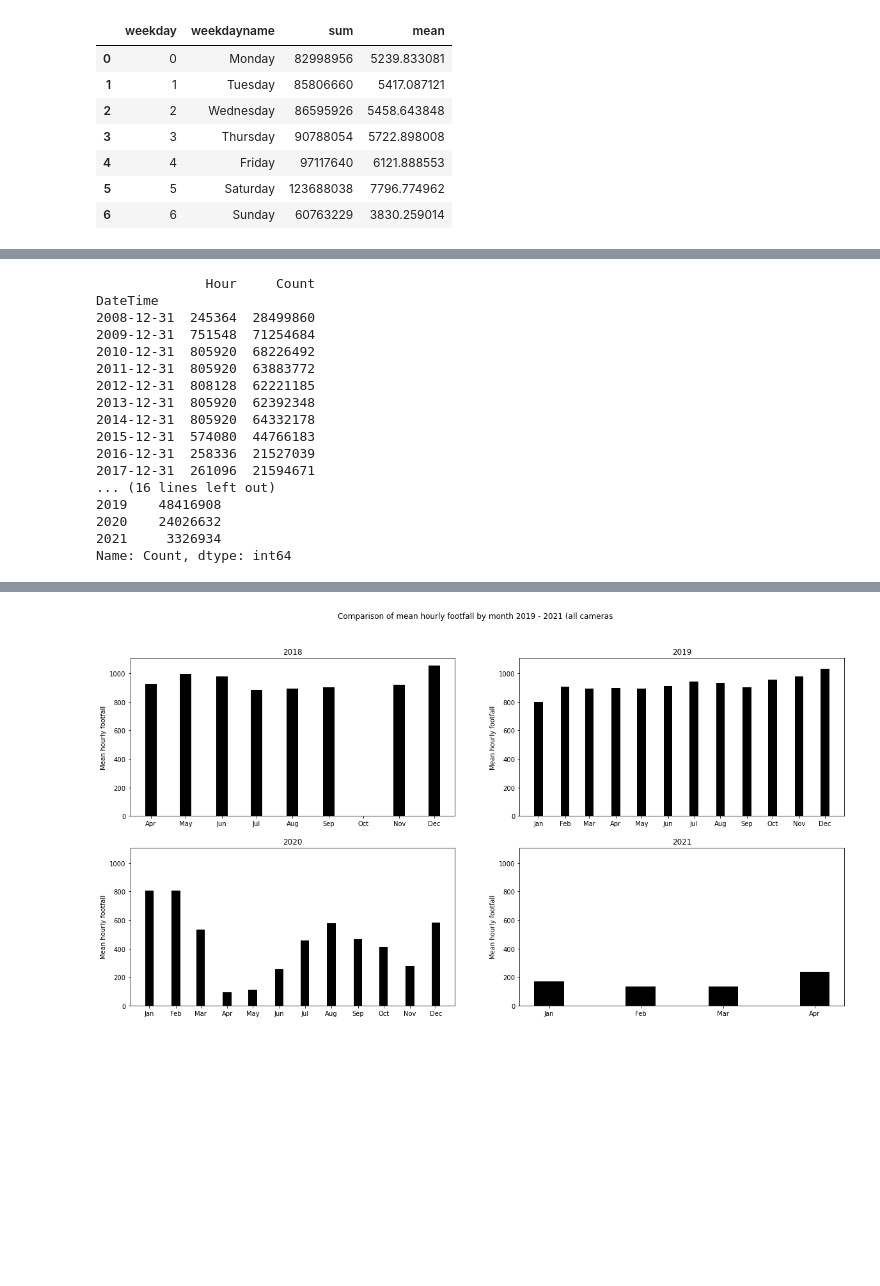
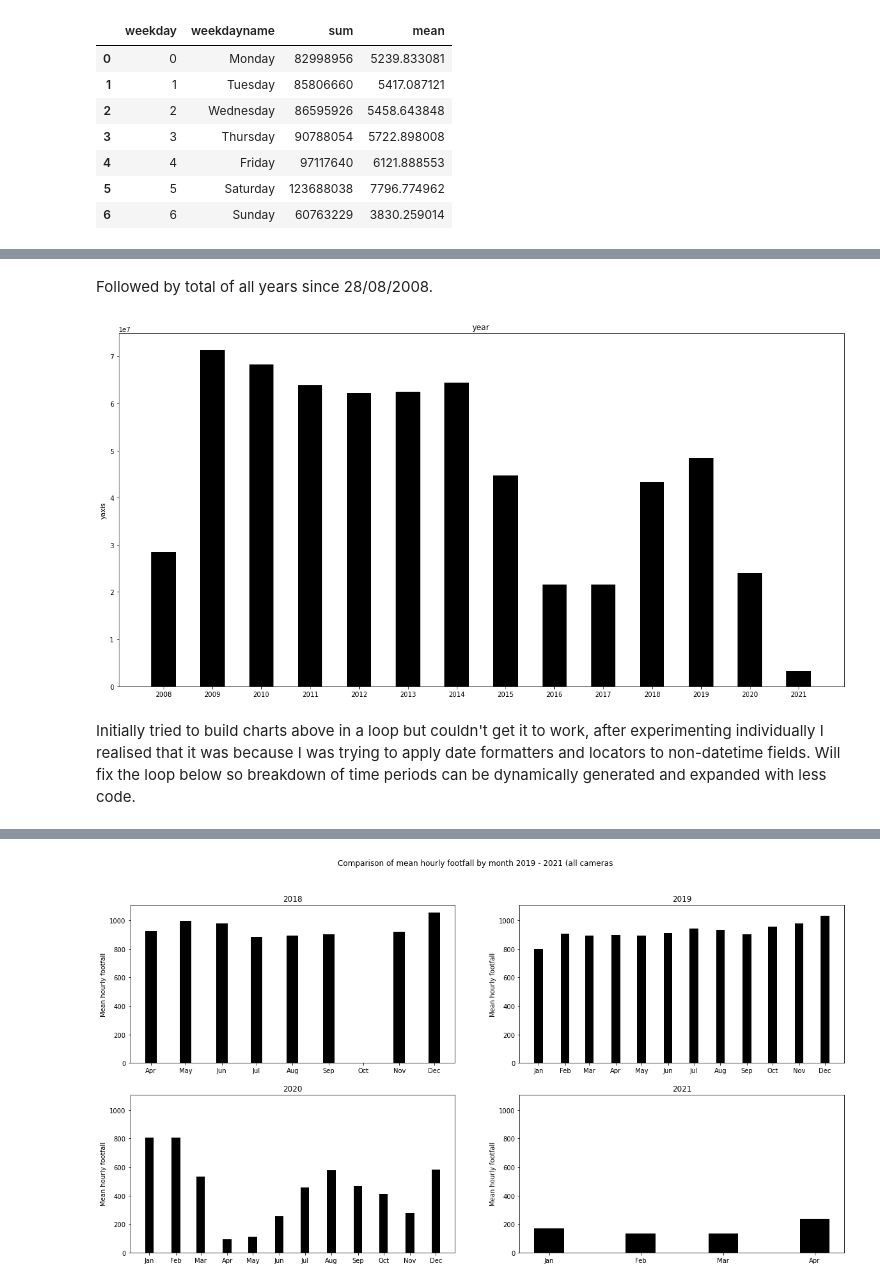
Before and after one commit to tbalbone31/ambient_populations, a Jupyter notebook: footfall_data_processing.ipynb, the cells around one changed output, grey strips where cells are left out. Saved outputs shown, nothing was run; the diff lists cells and outputs as text; code cells hidden in the pictures; blank space fills up the shorter version.

```diff
--- a/footfall_data_processing.ipynb
+++ b/footfall_data_processing.ipynb
@@ -556,26 +535,23 @@ DateTime
+# %% [markdown]
+Followed by total of all years since 28/08/2008.
 # %%
 years = ffdf.copy()
 years = years.set_index('DateTime').resample('Y').sum()
-print(years)
 years['year'] = years.index.year
-years = years.groupby(['year'])['Count'].sum()
-print(years)
+years = years.groupby(['year'])['Count'].sum().reset_index()
+years
+
+fig, ax = plt.subplots(1,1, figsize=(20, 10))
+
+ax.bar(years.year, years['Count'], color="black", width=0.5)
+ax.set(title='year')
+ax.set_xticks(years.year)
+ax.set_ylabel("yaxis")
+plt.show()
 # %% [output]
-              Hour     Count
-DateTime
-2008-12-31  245364  28499860
-2009-12-31  751548  71254684
-2010-12-31  805920  68226492
-2011-12-31  805920  63883772
-2012-12-31  808128  62221185
-2013-12-31  805920  62392348
-2014-12-31  805920  64332178
-2015-12-31  574080  44766183
-2016-12-31  258336  21527039
-2017-12-31  261096  21594671
-... (16 lines left out)
-2019    48416908
-2020    24026632
-2021     3326934
-Name: Count, dtype: int64
+[figure, added]
+# %% [markdown]
+Initially tried to build charts above in a loop but couldn't get it to work, after experimenting individually I realised
+that it was because I was trying to apply date formatters and locators to non-datetime fields.
+Will fix the loop below so breakdown of time periods can be dynamically generated and expanded with less code.
 # %%
```
Also changed, not shown: parts of 10 cells of this notebook.
